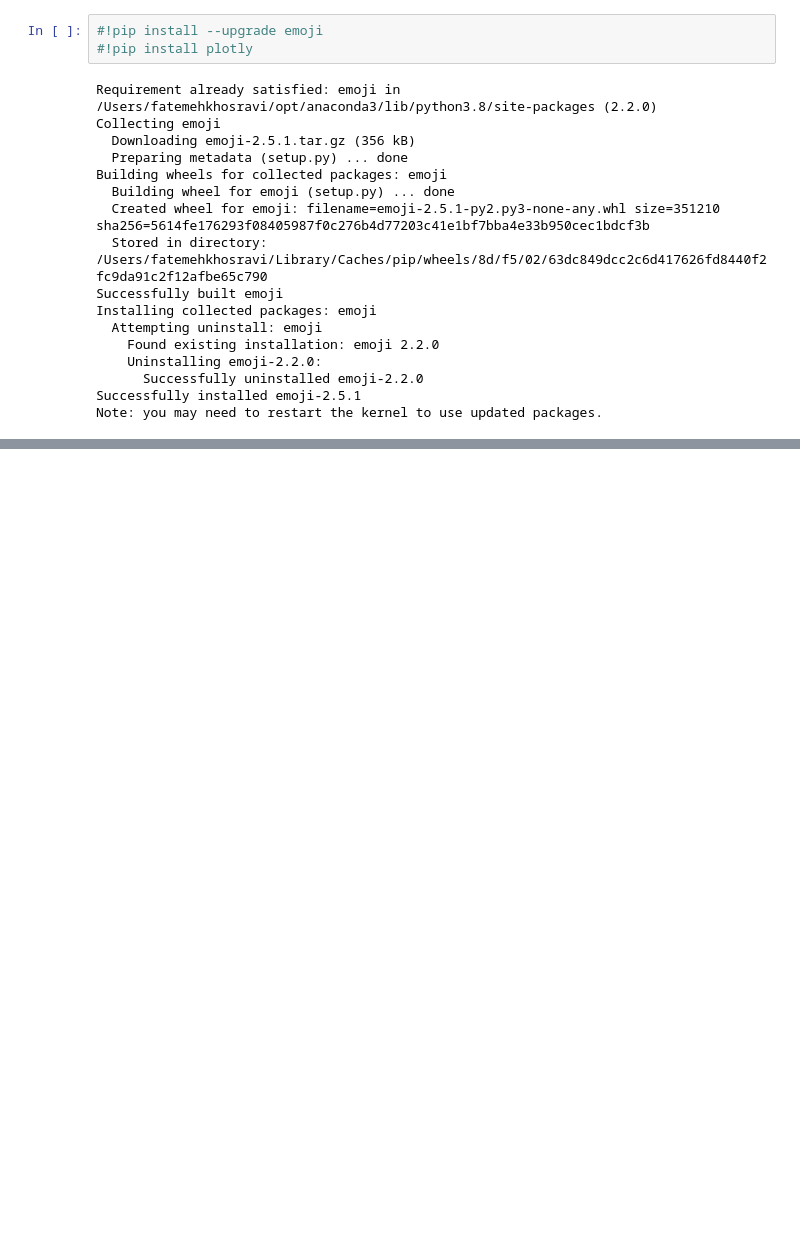
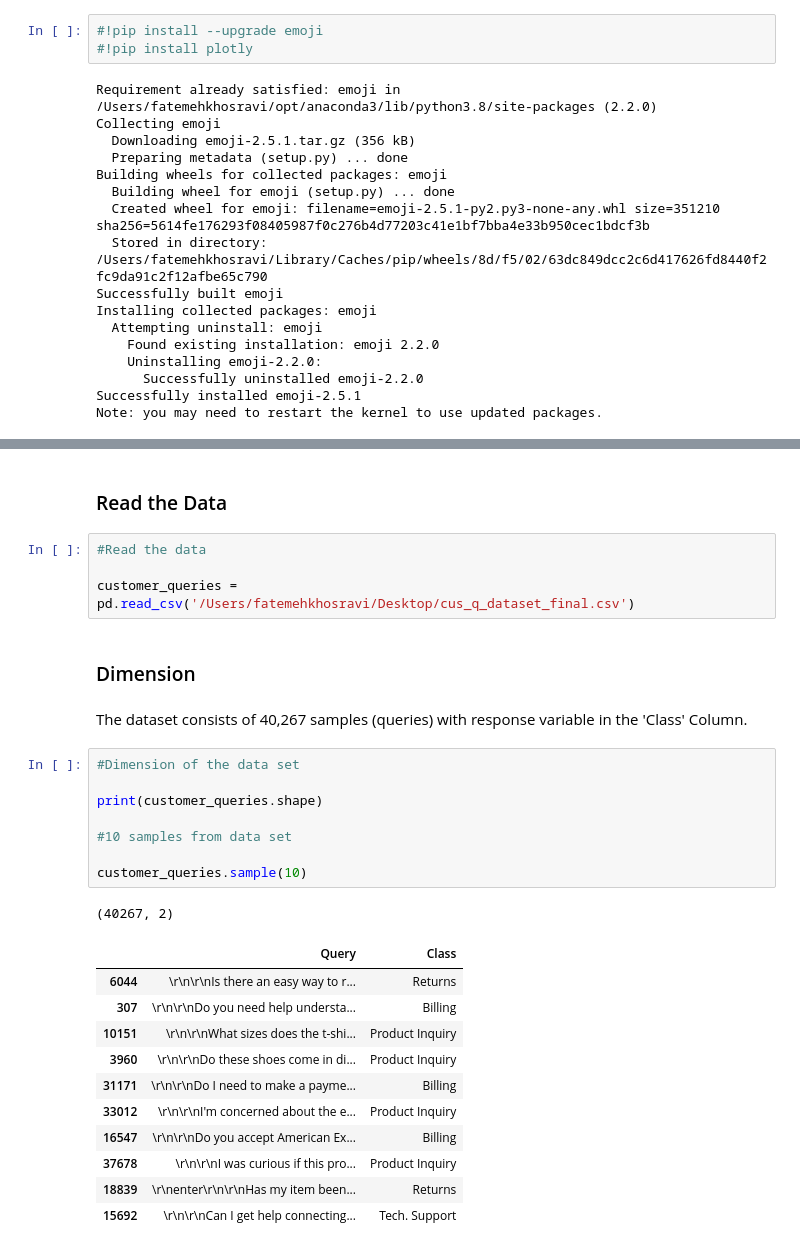
Before and after one commit to hjavadnia/509_Group_Project_20, a Jupyter notebook: group_project_509 .ipynb, the cells around one changed output, grey strips where cells are left out. Saved outputs shown, nothing was run; the diff lists cells and outputs as text; blank space fills up the shorter version.

```diff
--- a/group_project_509 .ipynb
+++ b/group_project_509 .ipynb
@@ -265,0 +66,31 @@ The top five most common tokens are:
+# %% [markdown]
+### Read the Data
+# %%
+#Read the data
+
+customer_queries = pd.read_csv('/Users/fatemehkhosravi/Desktop/cus_q_dataset_final.csv')
+# %% [markdown]
+### Dimension
+# %% [markdown]
+The dataset consists of 40,267 samples (queries) with response variable in the 'Class' Column.
+# %%
+#Dimension of the data set
+
+print(customer_queries.shape)
+
+#10 samples from data set
+
+customer_queries.sample(10)
+# %% [output]
+(40267, 2)
+|  | Query | Class |
+| 6044 | \r\n\r\nIs there an easy way to r... | Returns |
+| 307 | \r\n\r\nDo you need help understa... | Billing |
+| 10151 | \r\n\r\nWhat sizes does the t-shi... | Product Inquiry |
+| 3960 | \r\n\r\nDo these shoes come in di... | Product Inquiry |
+| 31171 | \r\n\r\nDo I need to make a payme... | Billing |
+| 33012 | \r\n\r\nI'm concerned about the e... | Product Inquiry |
+| 16547 | \r\n\r\nDo you accept American Ex... | Billing |
+| 37678 | \r\n\r\nI was curious if this pro... | Product Inquiry |
+| 18839 | \r\nenter\r\n\r\nHas my item been... | Returns |
+| 15692 | \r\n\r\nCan I get help connecting... | Tech. Support |
```
Also changed, not shown: parts of 34 cells of this notebook.
